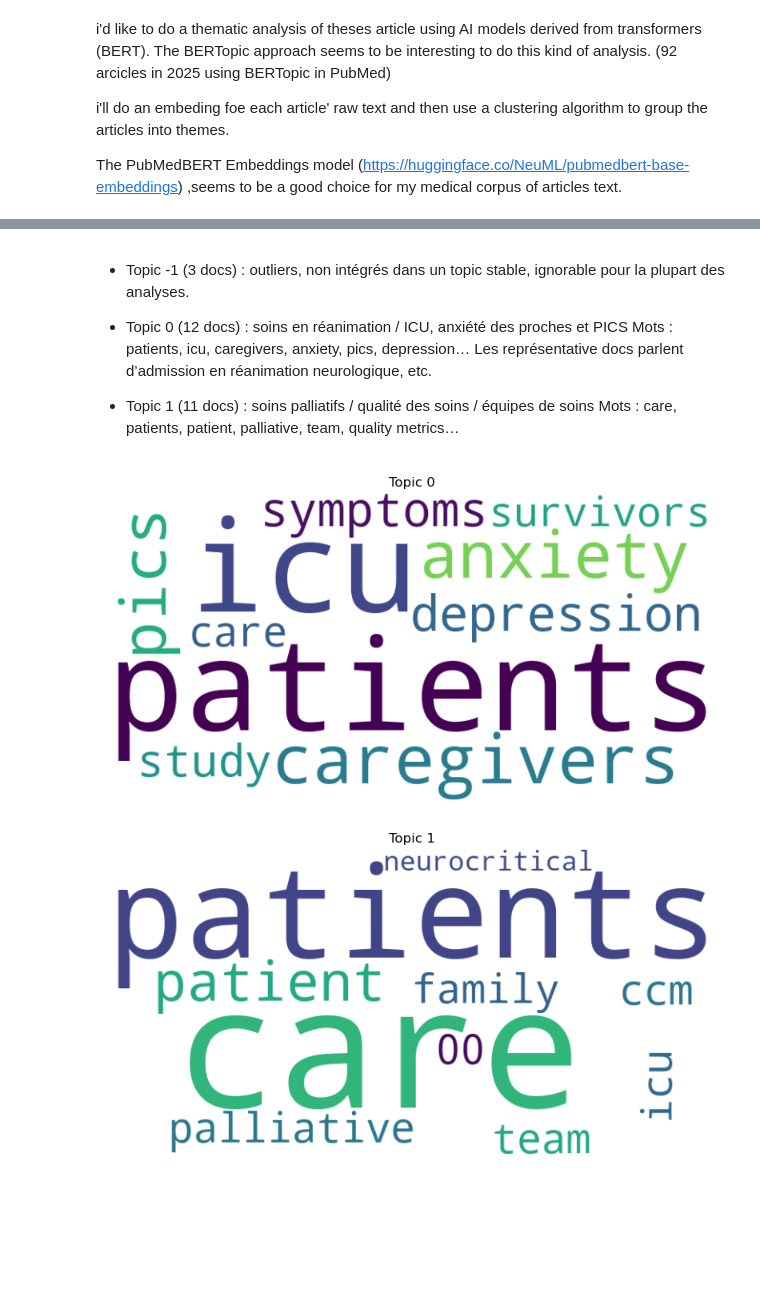
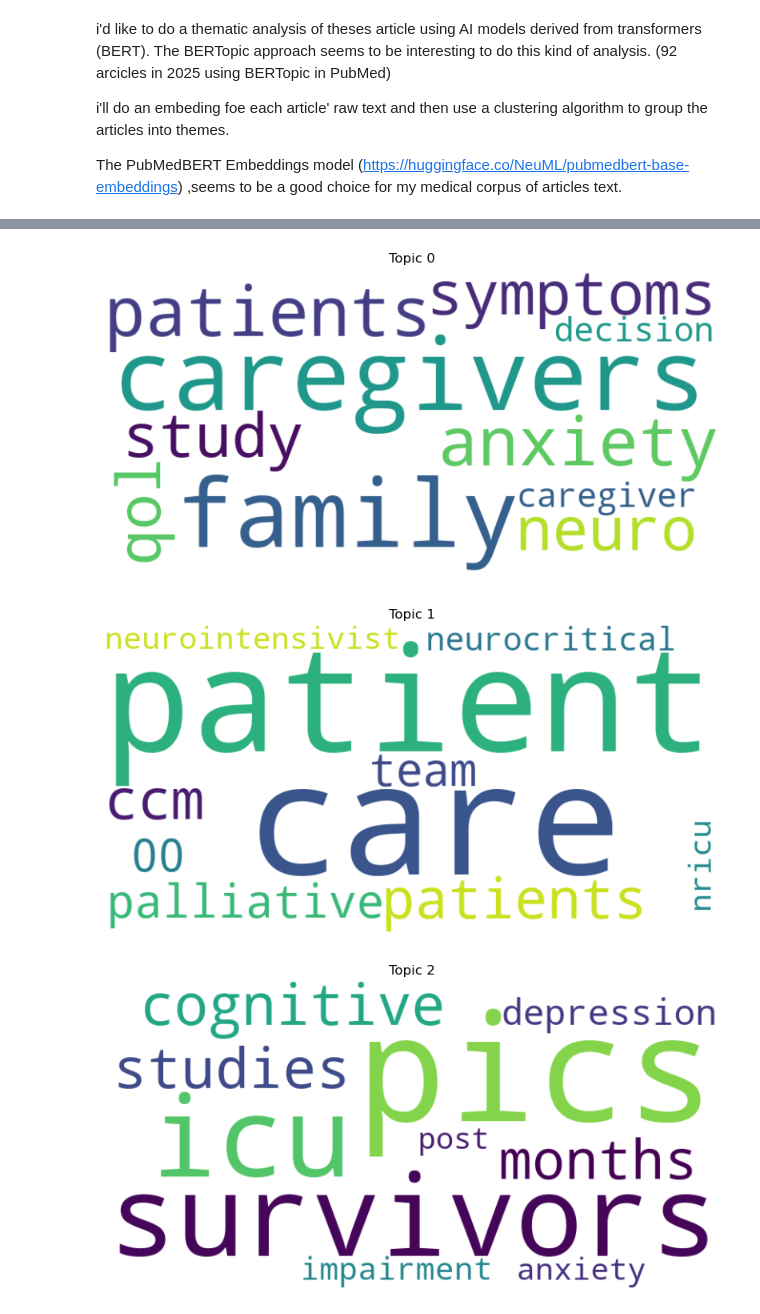
Before and after one commit to LeRustique/NLP_LitReview, a Jupyter notebook: src/analysis/analysis_full_article.ipynb, the cells around one changed output, grey strips where cells are left out. Cells and saved outputs as stored; diff of their text form; code cells hidden in the pictures; blank space fills up the shorter version.

```diff
--- a/src/analysis/analysis_full_article.ipynb
+++ b/src/analysis/analysis_full_article.ipynb
@@ -135,5 +122,15 @@ body
 # %%
 # remove the stop words with scikit kearn
+
+# Stop word anglais commun + adding common medical stop word.
+
+SUPPLEMENTARY_STOP_WORDS = {
+    'care', 'ICU',
+    'study', 'studies', 'hospital', 'method', 'result', "admission",
+    "admitted", "Introduction", "Background", "Methods", "Results", "Discussion", "Conclusion",
+}
+
+ENGLISH_STOP_WORDS = set(ENGLISH_STOP_WORDS).union(SUPPLEMENTARY_STOP_WORDS)
 
 from sklearn.feature_extraction.text import ENGLISH_STOP_WORDS
 
@@ -153,18 +150,36 @@ The PubMedBERT Embeddings model (https://huggingface.co/NeuML/pubmedbert-base-em
 body = pd.Series(body)
 # %%
 from bertopic import BERTopic
+from bertopic.vectorizers import ClassTfidfTransformer
 from sentence_transformers import SentenceTransformer
+from umap import UMAP
+from hdbscan import HDBSCAN
 
 
 embedding_model = SentenceTransformer("NeuML/pubmedbert-base-embeddings")
 
 embeddings = embedding_model.encode(body, show_progress_bar=True)
+#Tune TD IDF
+ctfidf_model = ClassTfidfTransformer(reduce_frequent_words=True,bm25_weighting=True)
+#Reduce Dimension
+umap_model = UMAP(n_neighbors=10, n_components=5, min_dist=0.7, metric='cosine')
+#Tune HDBSCAN
+hdbscan_model = HDBSCAN(
+    min_cluster_size=4,
+    min_samples=2,
+    metric='euclidean',
+    cluster_selection_method='eom',
+    prediction_data=True
+)
 
 topic_model = BERTopic(
     embedding_model=embedding_model,
-    min_topic_size=4, # we had few article, so i give a low limit value
+    hdbscan_model=hdbscan_model,
+    umap_model=umap_model,
+    min_topic_size=5, # we had few article, so i give a low limit value
     verbose=True,
-    calculate_probabilities=True
+    calculate_probabilities=True,
+    ctfidf_model=ctfidf_model
 )
 
 topics, probs = topic_model.fit_transform(body, embeddings)
@@ -184,9 +199,0 @@ topic_model.get_topic_info()
-# %% [markdown]
-- Topic -1 (3 docs) : outliers, non intégrés dans un topic stable, ignorable pour la plupart des analyses.
-
-- Topic 0 (12 docs) : soins en réanimation / ICU, anxiété des proches et PICS
-Mots : patients, icu, caregivers, anxiety, pics, depression…
-Les représentative docs parlent d’admission en réanimation neurologique, etc.
-
-- Topic 1 (11 docs) : soins palliatifs / qualité des soins / équipes de soins
-Mots : care, patients, patient, palliative, team, quality metrics…
@@ -196,26 +205,28 @@ fig.show()
 # %%
 def plot_wordcloud_from_topic_terms(topic_model, topic_id, top_n=50):
     terms = topic_model.get_topic(topic_id)  # list of (word, score)
     if not terms:
         print(f"No terms for topic {topic_id}")
         return
 
     freqs = {w: s for w, s in terms[:top_n]}
 
     wc = WordCloud(
         width=800,
         height=400,
         background_color="white"
     ).generate_from_frequencies(freqs)
 
     plt.figure(figsize=(10, 5))
     plt.imshow(wc, interpolation="bilinear")
     plt.axis("off")
     plt.title(f"Topic {topic_id}")
     plt.show()
 
 plot_wordcloud_from_topic_terms(topic_model, 0)
 plot_wordcloud_from_topic_terms(topic_model, 1)
+plot_wordcloud_from_topic_terms(topic_model, 2)
 # %% [output]
-[figure, old version]
+[figure, new version]
-[figure, old version]
+[figure, new version]
+[figure, added]
```
Also changed, not shown: parts of 19 cells of this notebook, 10 other files.
